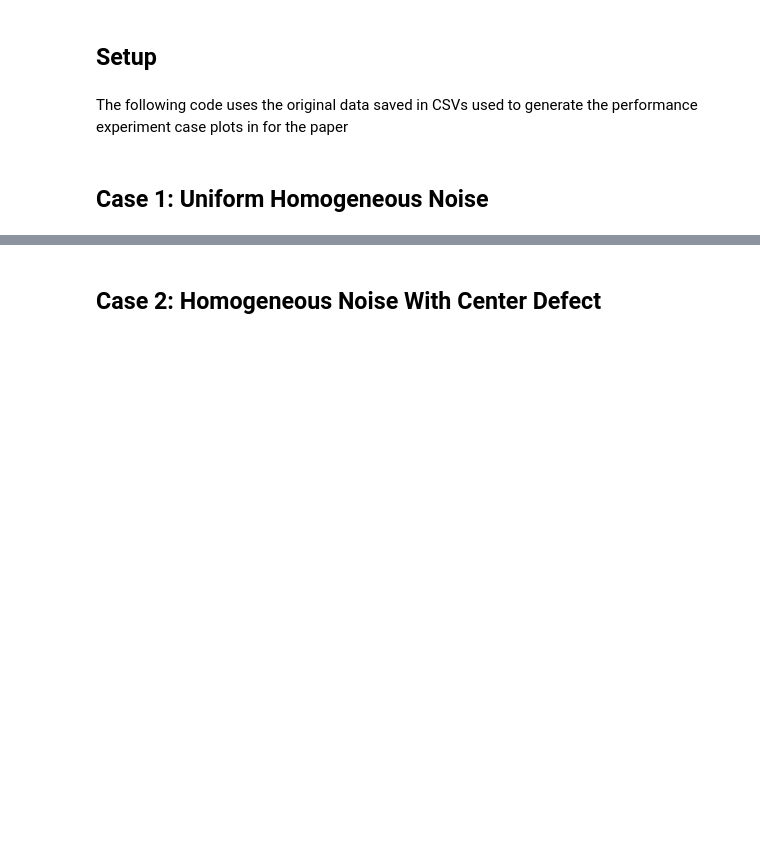
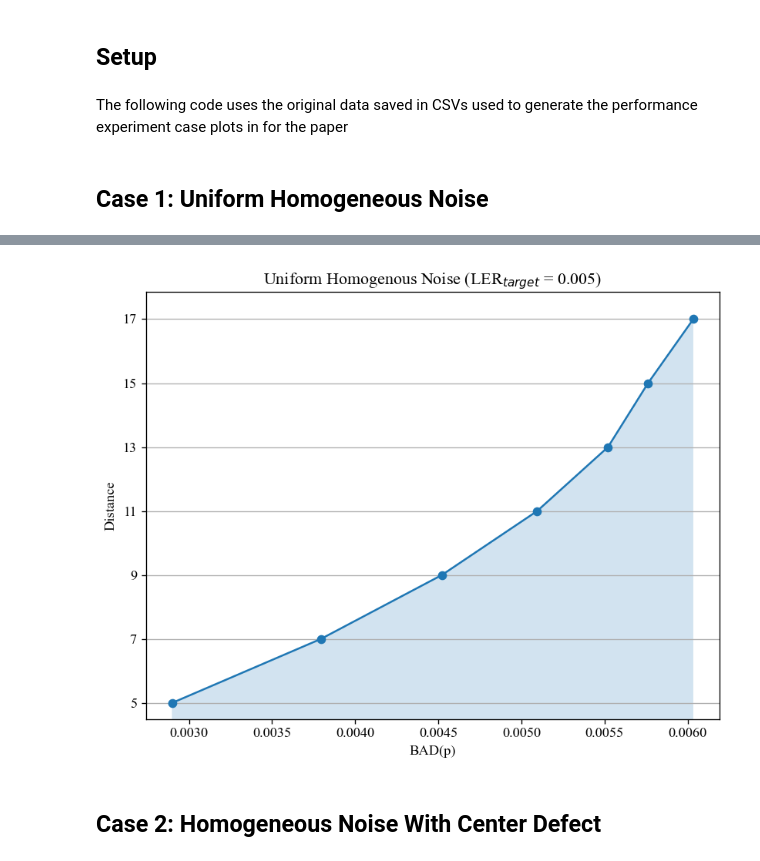
Before and after one commit to JacobSPalmer/quantum-ddq-toolkit, a Jupyter notebook: supplementary-materials/icrc_plots.ipynb, the cells around one changed output, grey strips where cells are left out. Saved outputs shown, nothing was run; the diff lists cells and outputs as text; code cells hidden in the pictures; blank space fills up the shorter version.

```diff
--- a/supplementary-materials/icrc_plots.ipynb
+++ b/supplementary-materials/icrc_plots.ipynb
@@ -41,3 +51,7 @@ plot_simulation_data(homogeneous_uniform_stat)
+# %%
+plot_BADs(r'Uniform Homogenous Noise (LER$_{target}$ = 0.005)', case1_BADs, show_shaded_region=True)
+# %% [output]
+[figure, added]
 # %% [markdown]
 ## Case 2: Homogeneous Noise With Center Defect ##
 # %%
```
Also changed, not shown: parts of 9 cells of this notebook, 12 other files.
